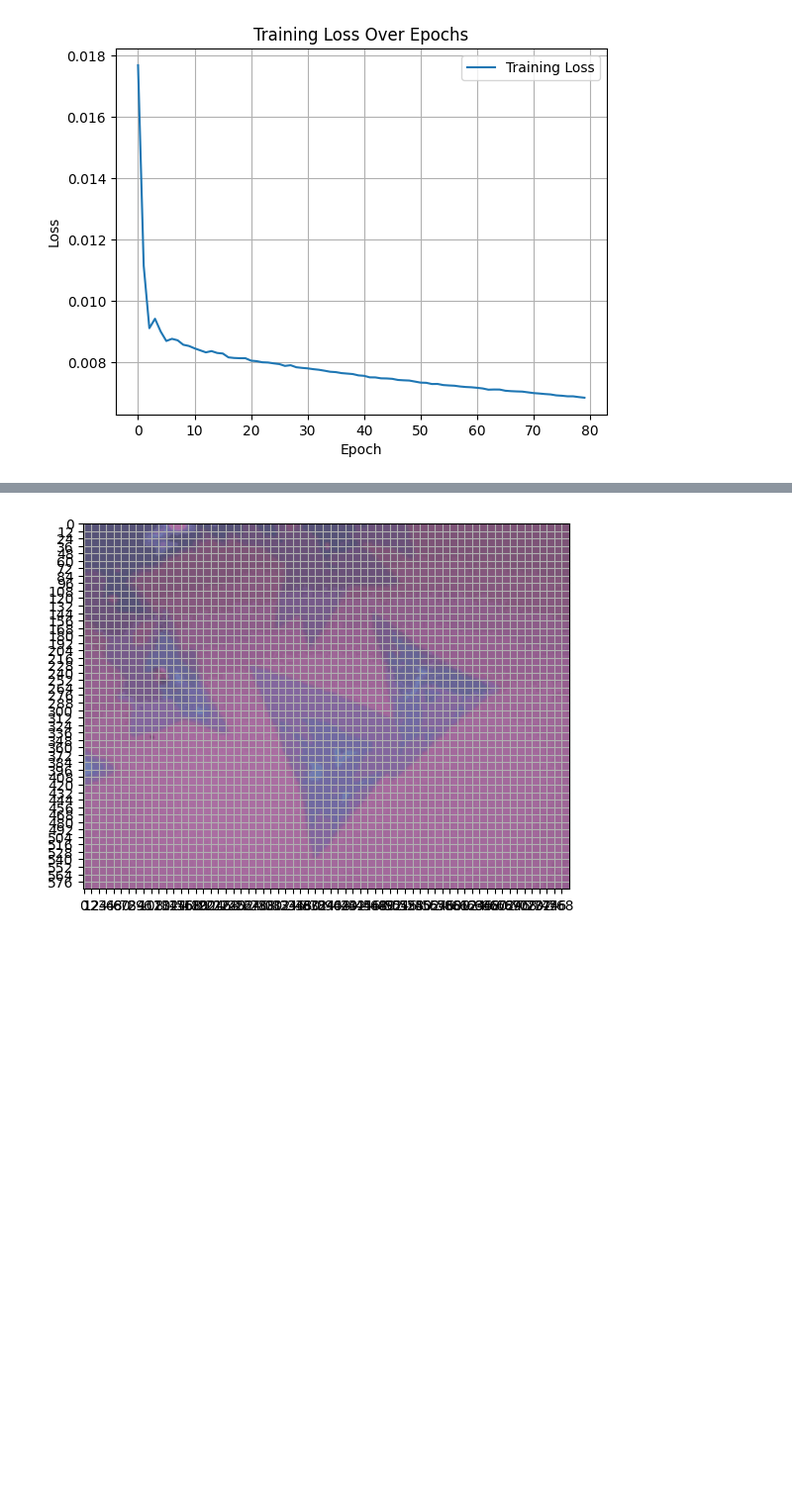
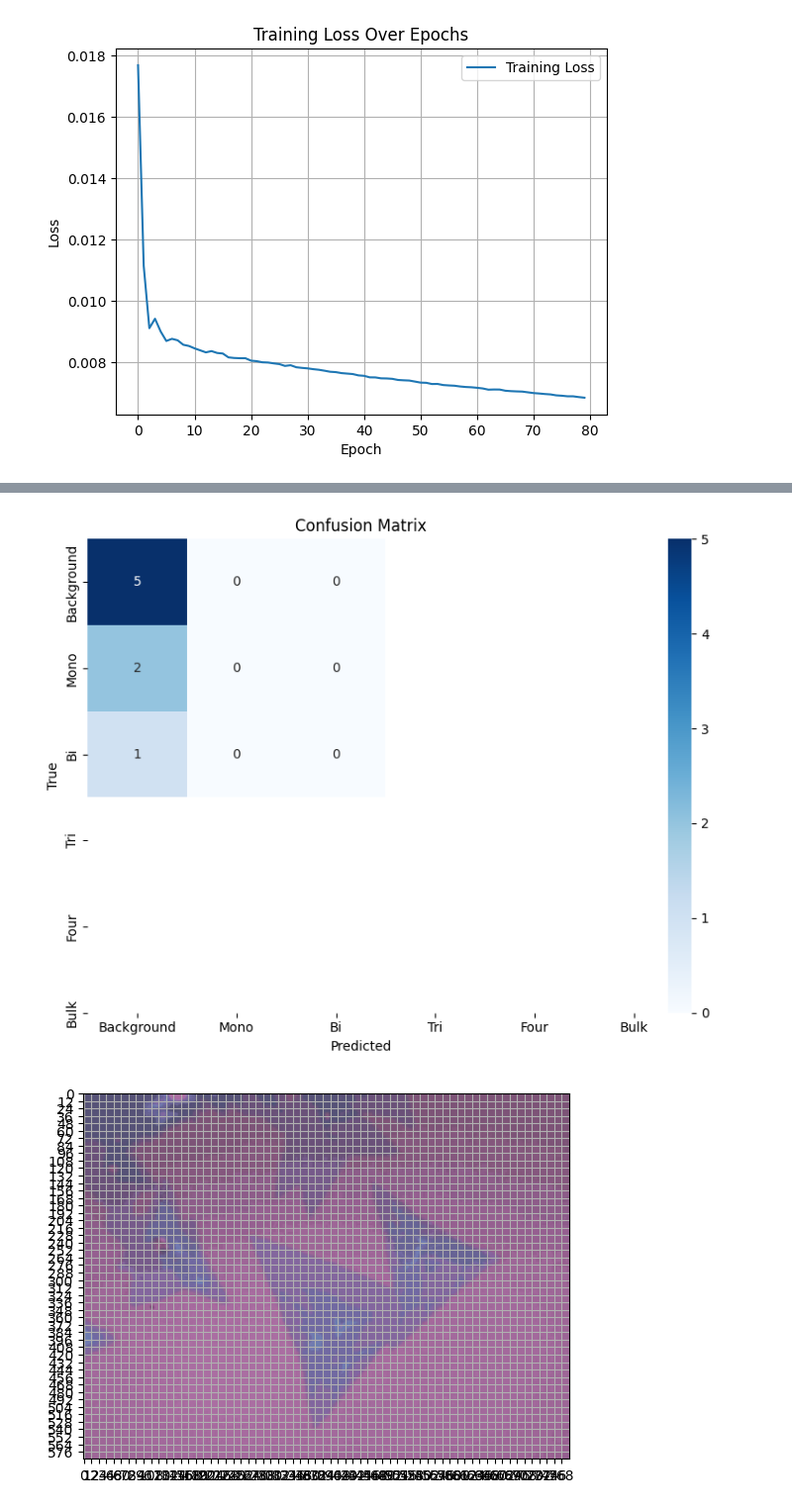
Before and after one commit to JackyL100/MoS2, a Jupyter notebook: Playground/SSLDEC.ipynb, the cells around one changed output, grey strips where cells are left out. Shown at 99% size. Saved outputs shown, nothing was run; the diff lists cells and outputs as text; code cells hidden in the pictures; blank space fills up the shorter version.

Commit message:
Added confusion matrix function

```diff
--- a/Playground/SSLDEC.ipynb
+++ b/Playground/SSLDEC.ipynb
@@ -185,3 +185,66 @@ Accuracy: 0.625
+# %%
+import seaborn as sns
+from sklearn.metrics import confusion_matrix
+def plot_confusion_matrix(model, dataloader, class_names, device='cpu', normalize=False):
+    """
+    Computes and plots the confusion matrix for a classification model.
+
+    Args:
+        model: Trained PyTorch model.
+        dataloader: DataLoader with (inputs, labels).
+        class_names: List of class names.
+        device: 'cpu' or 'cuda'.
+        normalize: If True, show percentages instead of raw counts.
+    """
+    model.eval()
+    all_preds = []
+    all_labels = []
+
+    with torch.no_grad():
+        for batch in dataloader:
+            image, mask = batch
+            image = torch.transpose(image, 1,3)
+            mask = torch.transpose(mask, 1, 3)
+            # patch size based on greatest common factor between dimensions, kept square for simplicity
+            patch_size = 12
+            height = image.shape[0]
+            width = image.shape[1]
+            for i in range(0, width, patch_size):
+                for j in range(0, height, patch_size):
+                    box = (i, j, i + patch_size, j + patch_size)
+                    # crop out patch from image and mask
+                    img_patch = T.functional.crop(image, box[0], box[1], box[2], box[3])
+                    mask_patch = T.functional.crop(mask, box[0], box[1], box[2], box[3])
+
+                    # get the label of the patch based on dominant class in patch
+                    label = get_label(mask_patch)
+                    label_tensor = torch.tensor(label).to(model.device)
+                    img_patch = img_patch.to(model.device).to(torch.float32)
+                    outputs = model(img_patch)
+                    pred = torch.argmax(outputs)
+                    all_preds.append(pred.cpu())
+                    all_labels.append(label_tensor.cpu())
+
+    all_preds = torch.tensor(all_preds)
+    all_labels = torch.tensor(all_labels)
+
+    cm = confusion_matrix(all_labels.numpy(), all_preds.numpy())
+
+    if normalize:
+        cm = cm.astype(np.float32) / cm.sum(axis=1, keepdims=True)
+
+    plt.figure(figsize=(8, 6))
+    sns.heatmap(cm, annot=True, fmt='.2f' if normalize else 'd',
+                cmap='Blues', xticklabels=class_names, yticklabels=class_names)
+    plt.xlabel('Predicted')
+    plt.ylabel('True')
+    plt.title('Confusion Matrix')
+    plt.tight_layout()
+    plt.show()
+
+plot_confusion_matrix(model, test, class_names=['Background', 'Mono', 'Bi', "Tri", "Four", "Bulk"])
+# %% [output]
+[figure, added]
 # %%
 def patch_image(file_path, patch_size):
     width, height = patch_size
```
Also changed, not shown: parts of 2 cells of this notebook.
